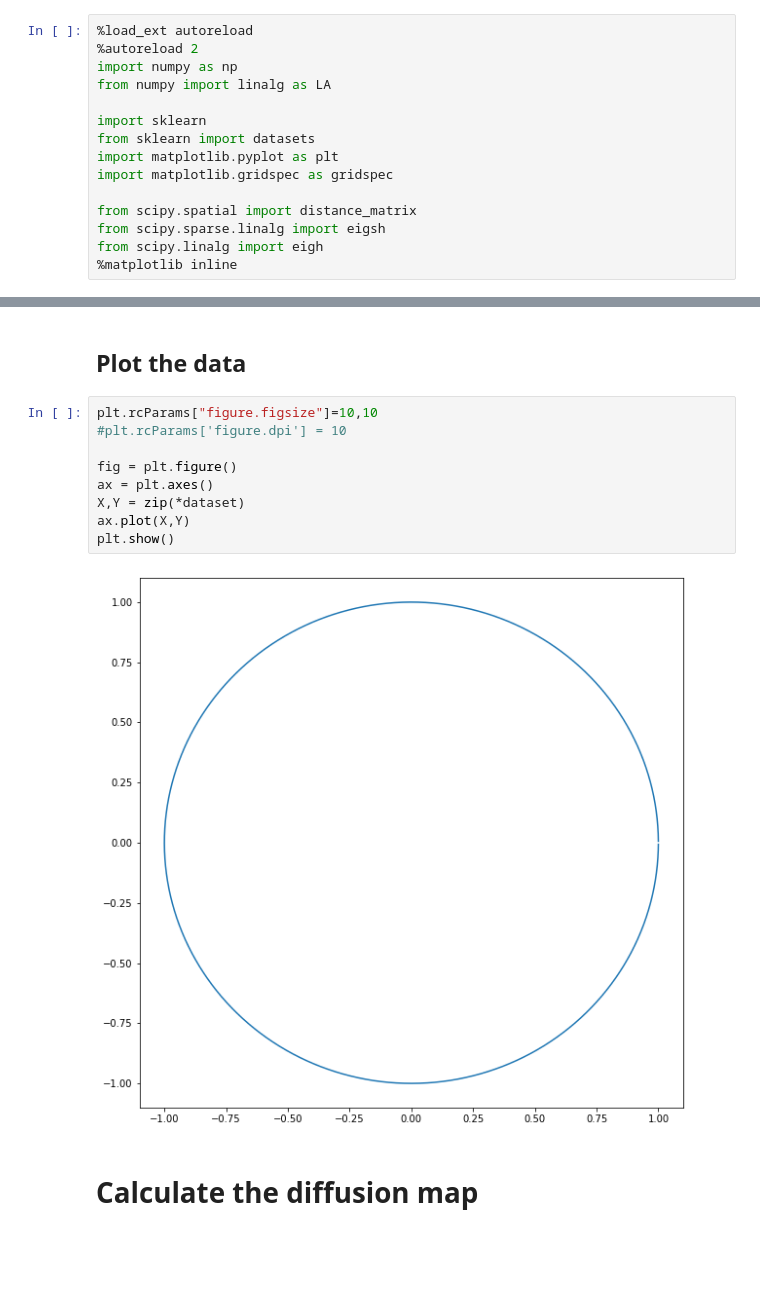
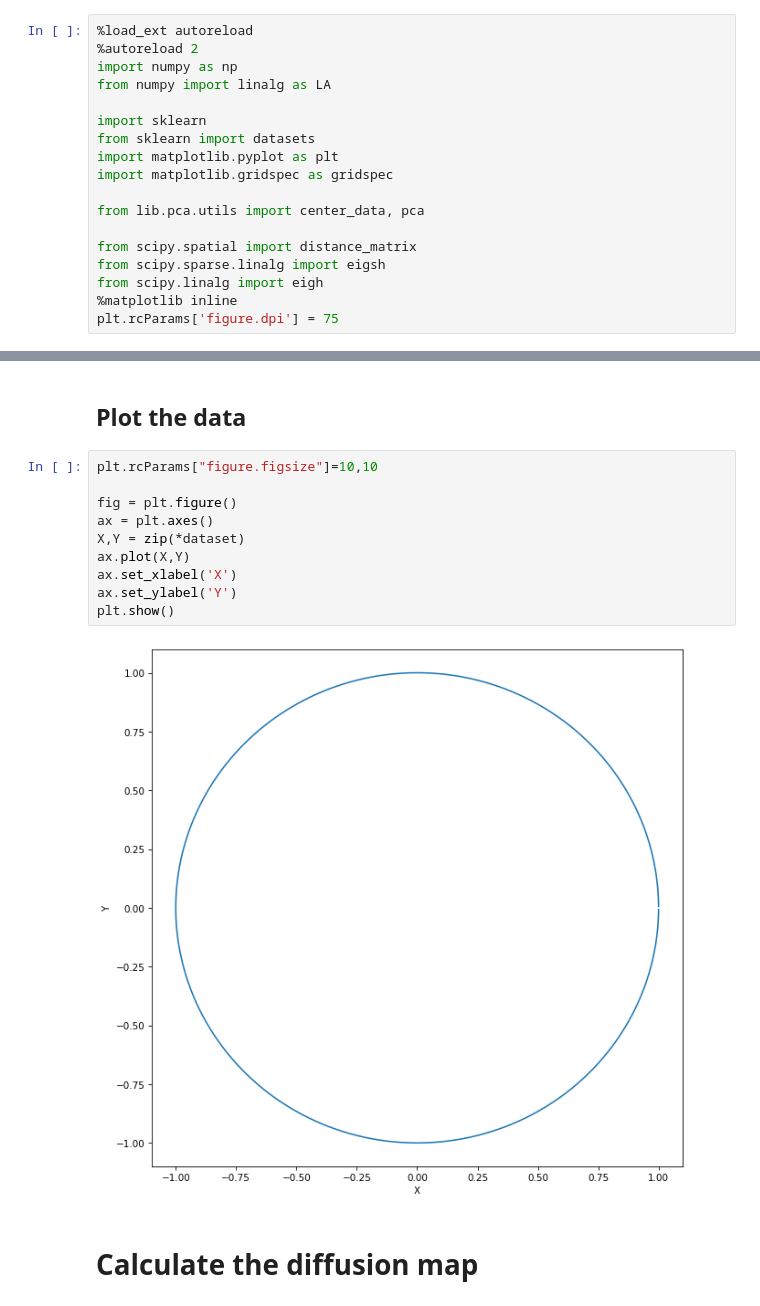
Before and after one commit to gjke/CrowdModelingExercise4, a Jupyter notebook: Task2.ipynb, the cells around one changed output, grey strips where cells are left out. Cells and saved outputs as stored; diff of their text form; blank space fills up the shorter version.

```diff
--- a/Task2.ipynb
+++ b/Task2.ipynb
@@ -9,7 +9,10 @@ from sklearn import datasets
 import matplotlib.pyplot as plt
 import matplotlib.gridspec as gridspec
 
+from lib.pca.utils import center_data, pca
+
 from scipy.spatial import distance_matrix
 from scipy.sparse.linalg import eigsh
 from scipy.linalg import eigh
 %matplotlib inline
+plt.rcParams['figure.dpi'] = 75
@@ -100,15 +100,16 @@ for i in range(1,N+1):
 ## Plot the data
 # %%
 plt.rcParams["figure.figsize"]=10,10
-#plt.rcParams['figure.dpi'] = 10
 
 fig = plt.figure()
 ax = plt.axes()
 X,Y = zip(*dataset)
 ax.plot(X,Y)
+ax.set_xlabel('X')
+ax.set_ylabel('Y')
 plt.show()
 # %% [output]
-[figure, old version]
+[figure, new version]
 # %% [markdown]
 # Calculate the diffusion map
 # %%
```
Also changed, not shown: parts of 21 cells of this notebook.
